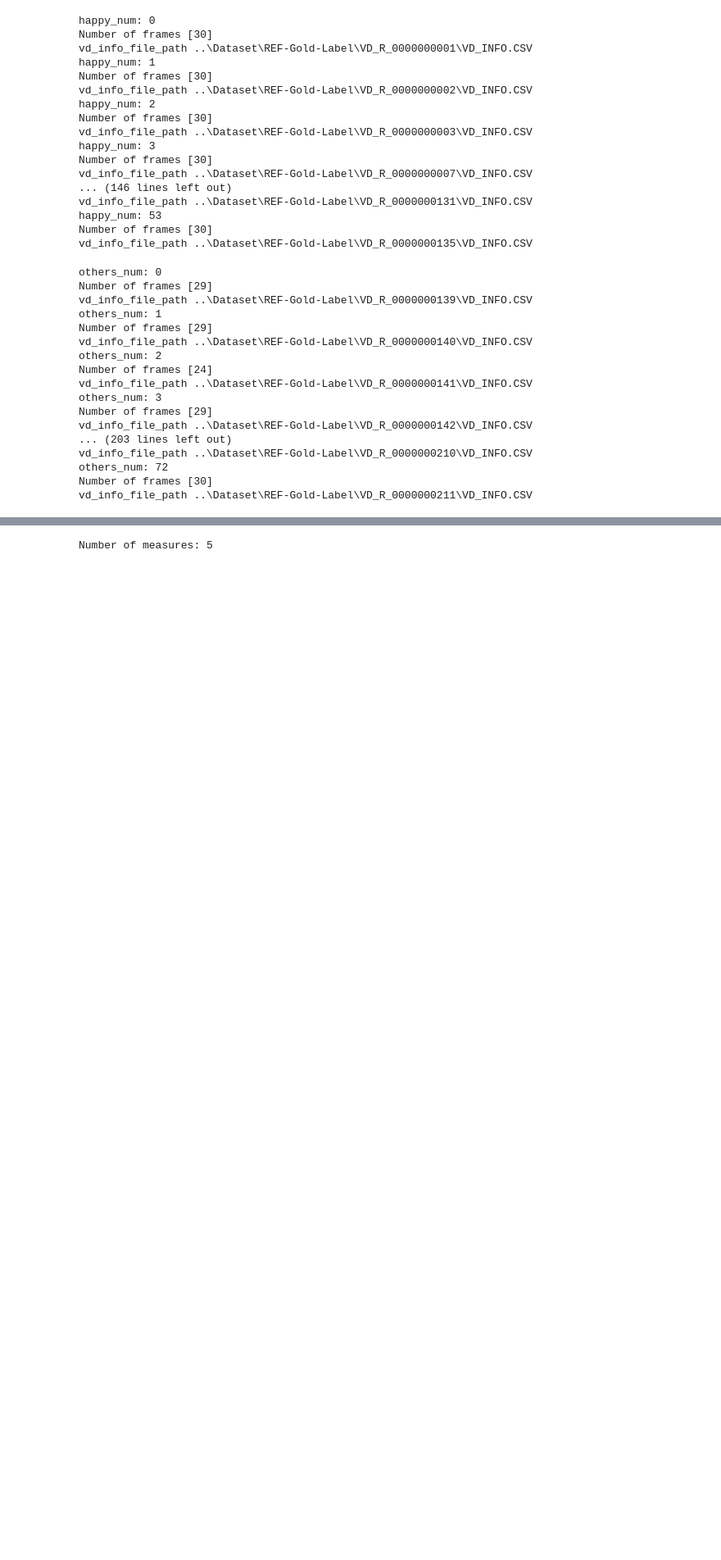
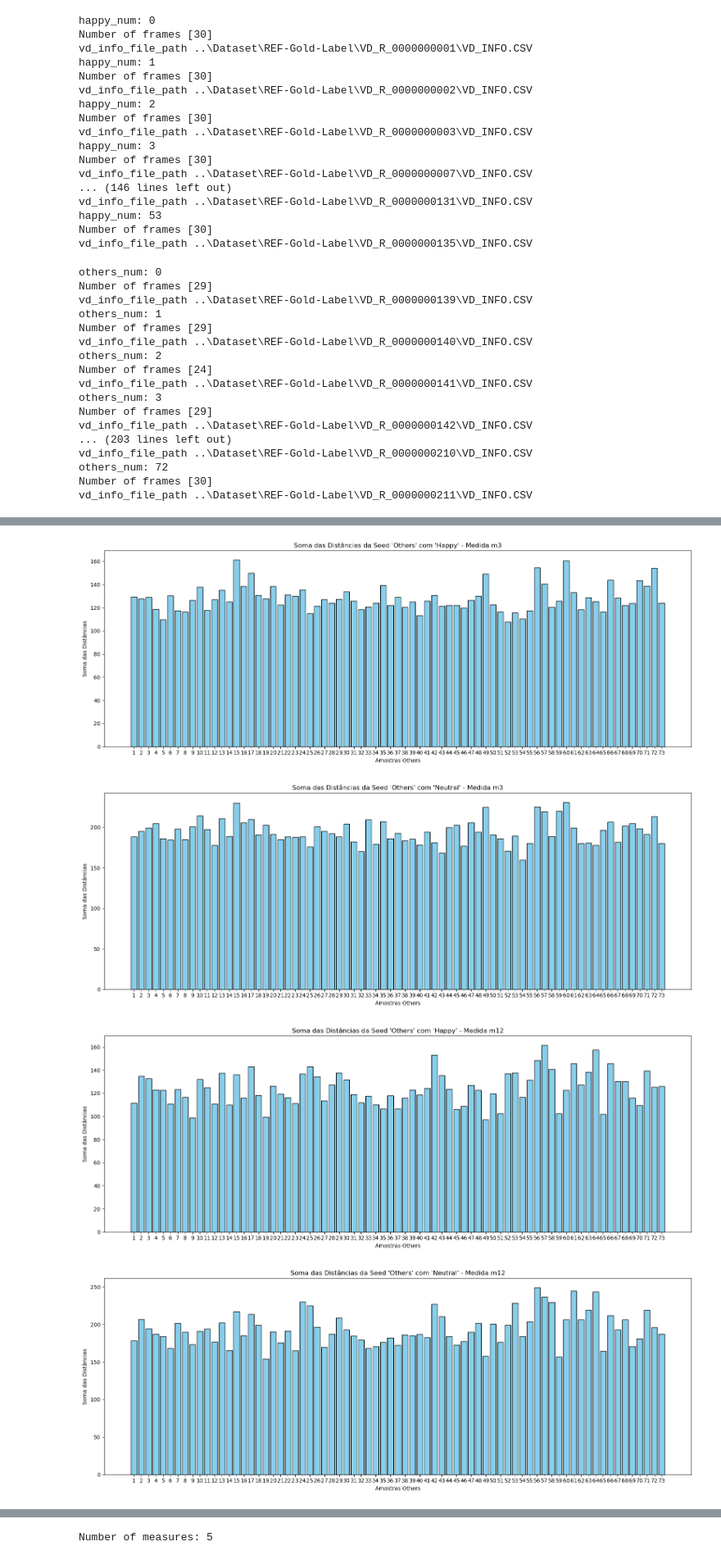
Before and after one commit to JoaoMarcelo2207/biosignals-labeling-test, a Jupyter notebook: image generation/Generate_figure_27.ipynb, the cells around one changed output, grey strips where cells are left out. Shown at 82% size. Saved outputs shown, nothing was run; the diff lists cells and outputs as text; code cells hidden in the pictures; blank space fills up the shorter version.

```diff
--- a/image generation/Generate_figure_27.ipynb
+++ b/image generation/Generate_figure_27.ipynb
@@ -304,0 +299,54 @@ for labeled_seed_file in FILE_LIST_VD_LABELED_FILE_SEED:
+# %%
+# Inicializar os resultados das distâncias somadas
+summed_distances_happy = {'m3': [], 'm12': []}
+summed_distances_neutral = {'m3': [], 'm12': []}
+
+required_length = 30  # Comprimento fixo para as séries
+
+# Para cada medida (m3, m12), calcule as somas das distâncias
+for measure in ['m3', 'm12']:
+    # Para cada amostra de "others"
+    for others_seed in all_others_measures_vector[measure]:
+        others_seed = normalize_min_max(pad_or_truncate(others_seed, required_length))  # Ajustar comprimento
+
+        # Soma das distâncias para "happy"
+        total_distance_happy = 0
+        for happy_seed in all__happy_measures_vector[measure]:
+            happy_seed = normalize_min_max(pad_or_truncate(happy_seed, required_length))  # Ajustar comprimento
+            distance = calculate_euclidean_distance(others_seed, happy_seed)
+            total_distance_happy += distance
+        summed_distances_happy[measure].append(total_distance_happy)
+
+        # Soma das distâncias para "neutral"
+        total_distance_neutral = 0
+        for neutral_seed in all__neutral_measures_vector[measure]:
+            neutral_seed = normalize_min_max(pad_or_truncate(neutral_seed, required_length))  # Ajustar comprimento
+            distance = calculate_euclidean_distance(others_seed, neutral_seed)
+            total_distance_neutral += distance
+        summed_distances_neutral[measure].append(total_distance_neutral)
+
+# Função para gerar os gráficos
+def plot_summed_comparison_graph(distances, title):
+    plt.figure(figsize=(16, 6))
+    plt.bar(range(1, len(distances) + 1), distances, color='skyblue', edgecolor='black')
+    plt.xlabel('Amostras Others')
+    plt.ylabel('Soma das Distâncias')
+    plt.title(title)
+    plt.xticks(ticks=range(1, len(distances) + 1), labels=range(1, len(distances) + 1), rotation=0)
+    plt.tight_layout()
+    plt.show()
+
+# Gerar gráficos de barras para a soma das distâncias
+for measure in ['m3', 'm12']:
+    # Distâncias somadas com "happy"
+    plot_summed_comparison_graph(summed_distances_happy[measure],
+                                 title=f"Soma das Distâncias da Seed 'Others' com 'Happy' - Medida {measure}")
+
+    # Distâncias somadas com "neutral"
+    plot_summed_comparison_graph(summed_distances_neutral[measure],
+                                 title=f"Soma das Distâncias da Seed 'Others' com 'Neutral' - Medida {measure}")
+# %% [output]
+[figure, added]
+[figure, added]
+[figure, added]
+[figure, added]
```
Also changed, not shown: parts of 9 cells of this notebook.
